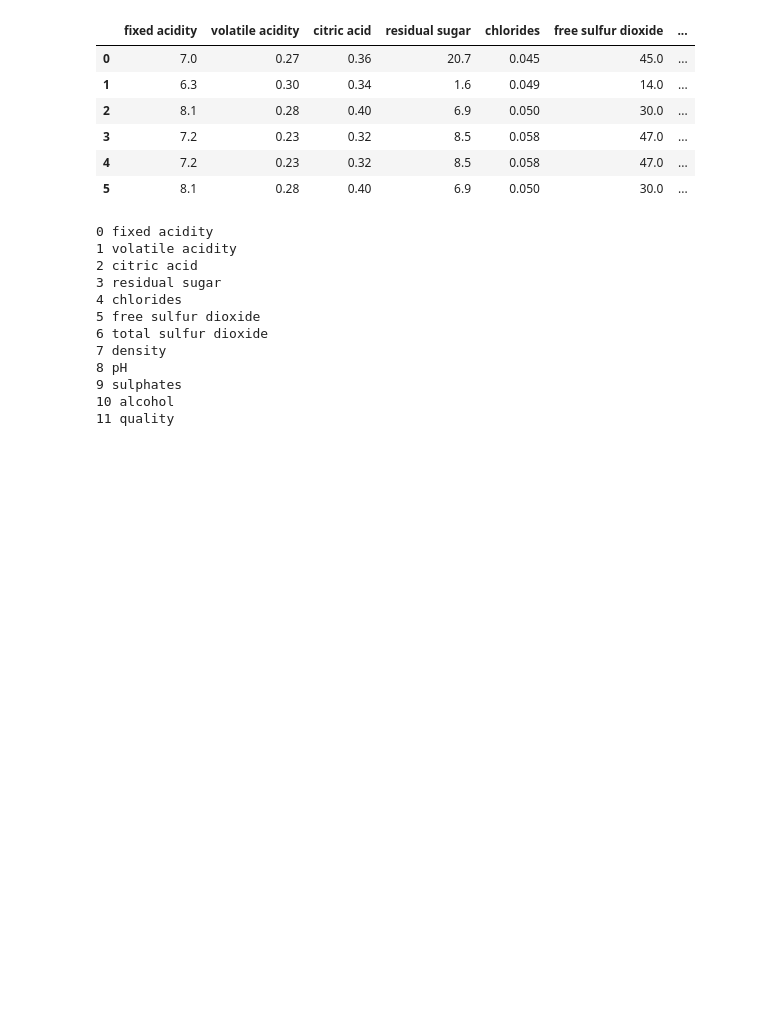
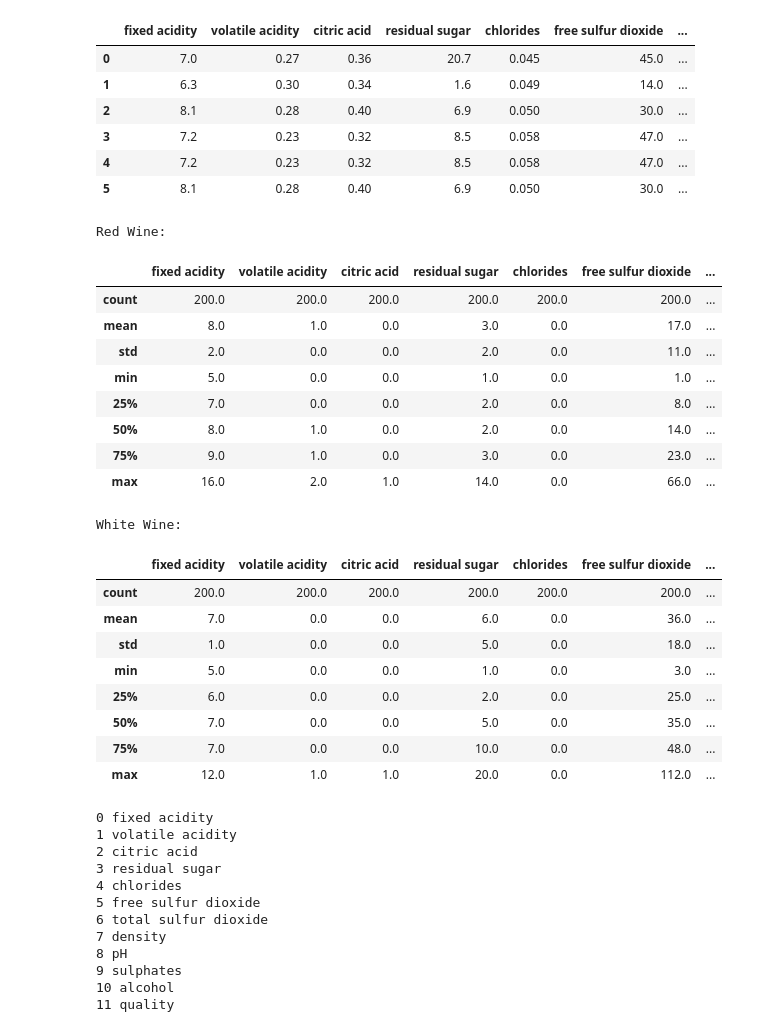
Before and after one commit to jonnysassoon/Mark-and-Jonny-ML-Project, a Jupyter notebook: Predicting Wine Type.ipynb, the cells around one changed output. Drawn from its saved outputs; the diff is of its cells as text; code cells hidden in the pictures; blank space fills up the shorter version.

```diff
--- a/Predicting Wine Type.ipynb
+++ b/Predicting Wine Type.ipynb
@@ -37,3 +39,29 @@ df_white.head(6)
+# %%
+print("Red Wine:")
+display(np.round(df_red.describe()))
+print("White Wine:")
+display(np.round(df_white.describe()))
+# %% [output]
+Red Wine:
+|  | fixed acidity | volatile acidity | citric acid | residual sugar | chlorides | free sulfur dioxide | ... |
+| count | 200.0 | 200.0 | 200.0 | 200.0 | 200.0 | 200.0 | ... |
+| mean | 8.0 | 1.0 | 0.0 | 3.0 | 0.0 | 17.0 | ... |
+| std | 2.0 | 0.0 | 0.0 | 2.0 | 0.0 | 11.0 | ... |
+| min | 5.0 | 0.0 | 0.0 | 1.0 | 0.0 | 1.0 | ... |
+| 25% | 7.0 | 0.0 | 0.0 | 2.0 | 0.0 | 8.0 | ... |
+| 50% | 8.0 | 1.0 | 0.0 | 2.0 | 0.0 | 14.0 | ... |
+| 75% | 9.0 | 1.0 | 0.0 | 3.0 | 0.0 | 23.0 | ... |
+| max | 16.0 | 2.0 | 1.0 | 14.0 | 0.0 | 66.0 | ... |
+White Wine:
+|  | fixed acidity | volatile acidity | citric acid | residual sugar | chlorides | free sulfur dioxide | ... |
+| count | 200.0 | 200.0 | 200.0 | 200.0 | 200.0 | 200.0 | ... |
+| mean | 7.0 | 0.0 | 0.0 | 6.0 | 0.0 | 36.0 | ... |
+| std | 1.0 | 0.0 | 0.0 | 5.0 | 0.0 | 18.0 | ... |
+| min | 5.0 | 0.0 | 0.0 | 1.0 | 0.0 | 3.0 | ... |
+| 25% | 6.0 | 0.0 | 0.0 | 2.0 | 0.0 | 25.0 | ... |
+| 50% | 7.0 | 0.0 | 0.0 | 5.0 | 0.0 | 35.0 | ... |
+| 75% | 7.0 | 0.0 | 0.0 | 10.0 | 0.0 | 48.0 | ... |
+| max | 12.0 | 1.0 | 1.0 | 20.0 | 0.0 | 112.0 | ... |
 # %%
 # Get column names
 column_names = list(df_red)
```
Also changed, not shown: parts of 8 cells of this notebook.
